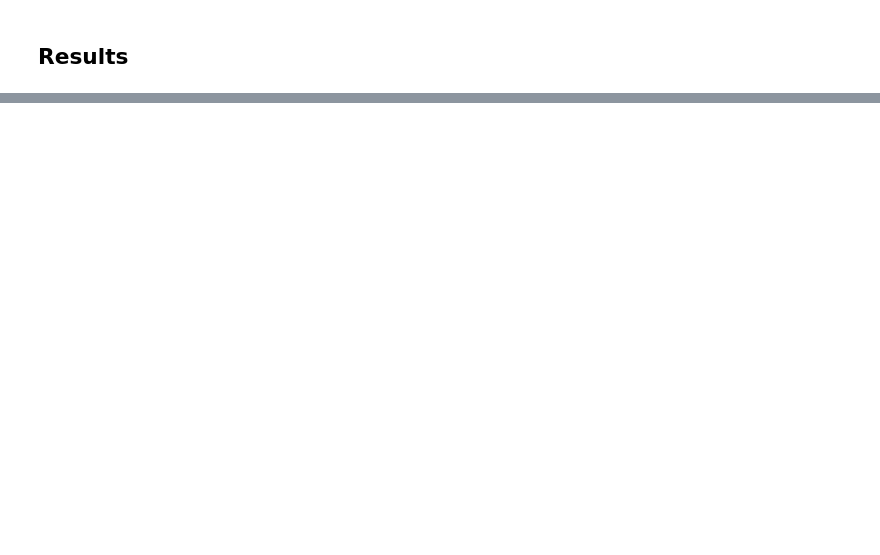
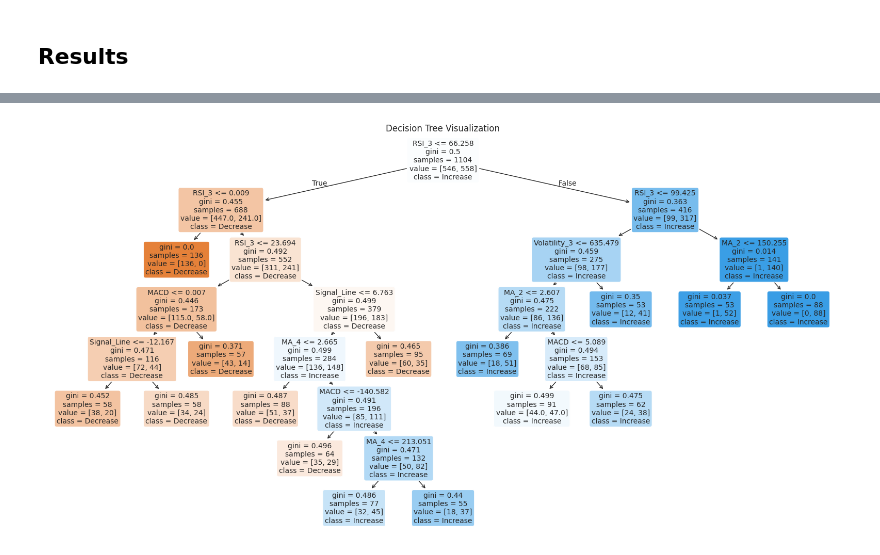
Before and after one commit to isg-data/crypto_wanga, a Jupyter notebook: main_pred.ipynb, the cells around one changed output, grey strips where cells are left out. Cells and saved outputs as stored; diff of their text form; code cells hidden in the pictures; blank space fills up the shorter version.

```diff
--- a/main_pred.ipynb
+++ b/main_pred.ipynb
@@ -526,0 +604,15 @@ print(precision_df)
+# %%
+# Retrieve best decision tree model
+best_dtree = best_models["Decision Tree"]
+
+plt.figure(figsize=(20, 10))
+plot_tree(best_dtree,
+          feature_names=X_train.columns,
+          class_names=['Decrease', 'Increase'],
+          filled=True,
+          rounded=True,
+          fontsize=10)
+plt.title("Decision Tree Visualization")
+plt.show()
+# %% [output]
+[figure, added]
```
Also changed, not shown: parts of 14 cells of this notebook.
